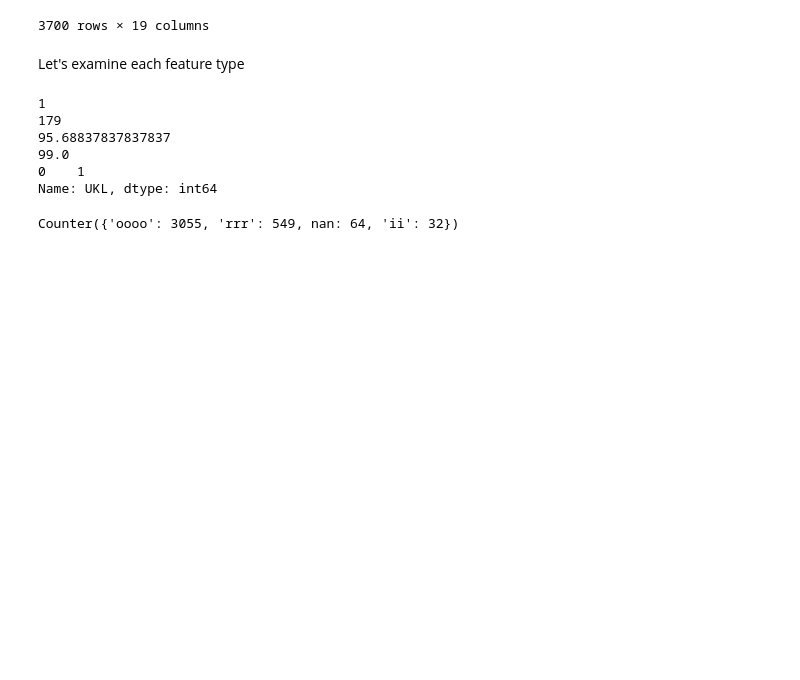
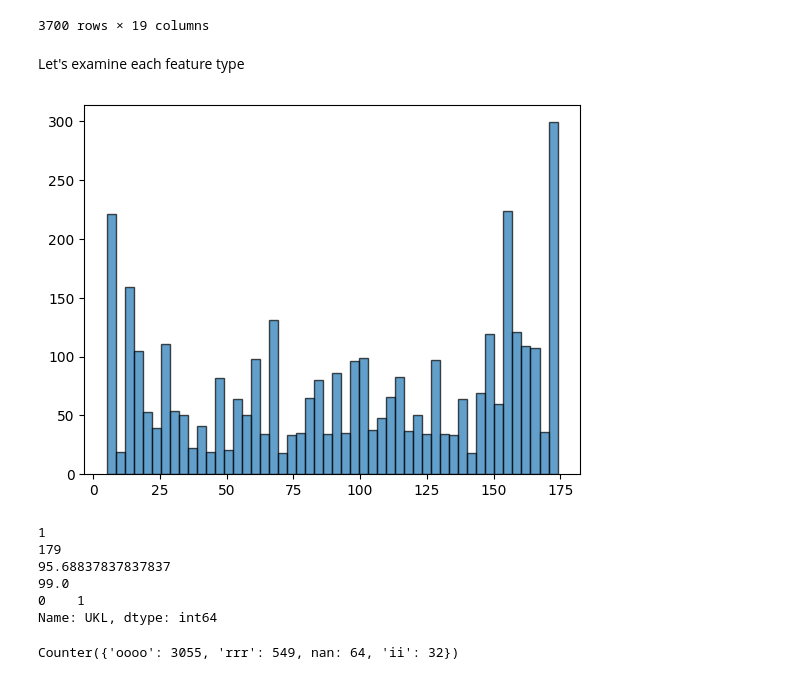
Before and after one commit to nursaltyn/binary_classifier, a Jupyter notebook: classifier.ipynb, the cells around one changed output. Saved outputs shown, nothing was run; the diff lists cells and outputs as text; code cells hidden in the pictures; blank space fills up the shorter version.

```diff
--- a/classifier.ipynb
+++ b/classifier.ipynb
@@ -111,13 +114,15 @@ data
 Let's examine each feature type
 # %%
 #UKL: ints, range
-
+plt.hist(list(data_with_dummies['UKL']), bins=50, edgecolor='black', alpha=0.7)
+plt.show()
 print(min(list(data['UKL'])))
 print(max(list(data['UKL'])))
 print(np.mean(list(data['UKL'])))
 print(data['UKL'].median())
 print(data['UKL'].mode())
 # %% [output]
+[figure, added]
 1
 179
 95.68837837837837
```
Also changed, not shown: parts of 53 cells of this notebook.
